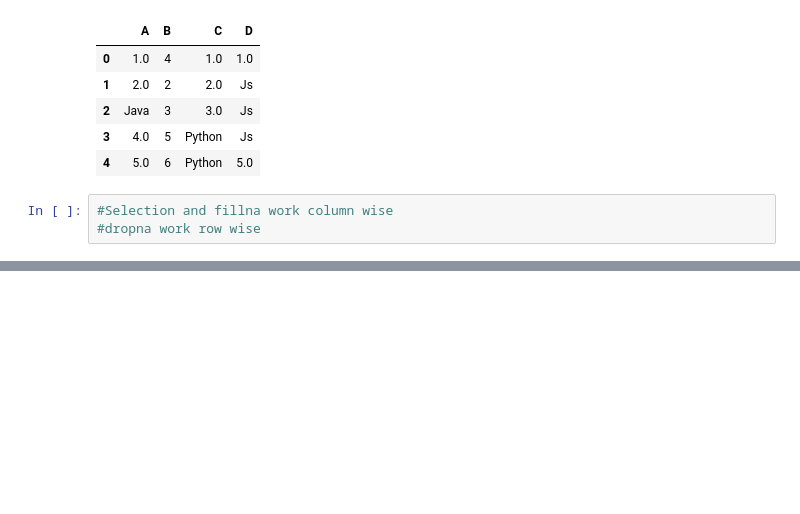
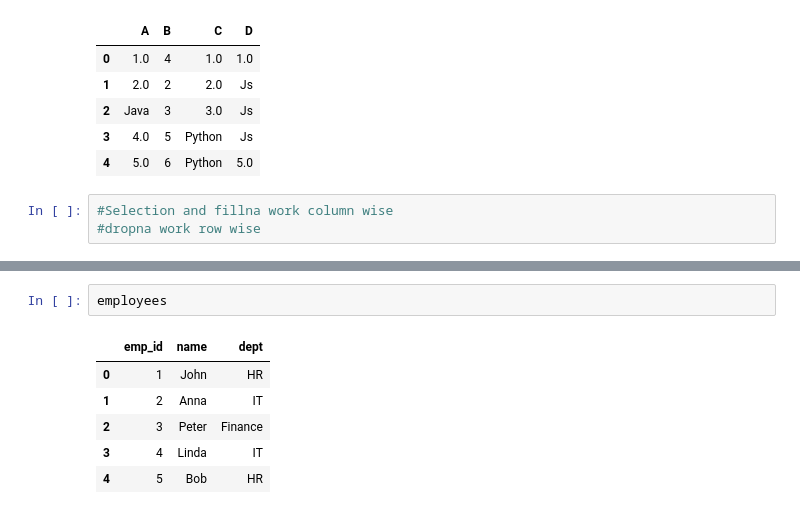
Before and after one commit to TanzilaDewan789/python_all, a Jupyter notebook: Pandas.ipynb, the cells around one changed output, grey strips where cells are left out. Drawn from its saved outputs; the diff is of its cells as text; blank space fills up the shorter version.

```diff
--- a/Pandas.ipynb
+++ b/Pandas.ipynb
@@ -442,0 +463,9 @@ md.fillna(value=val)
+# %%
+employees
+# %% [output]
+|  | emp_id | name | dept |
+| 0 | 1 | John | HR |
+| 1 | 2 | Anna | IT |
+| 2 | 3 | Peter | Finance |
+| 3 | 4 | Linda | IT |
+| 4 | 5 | Bob | HR |
```
Also changed, not shown: parts of 23 cells of this notebook.
